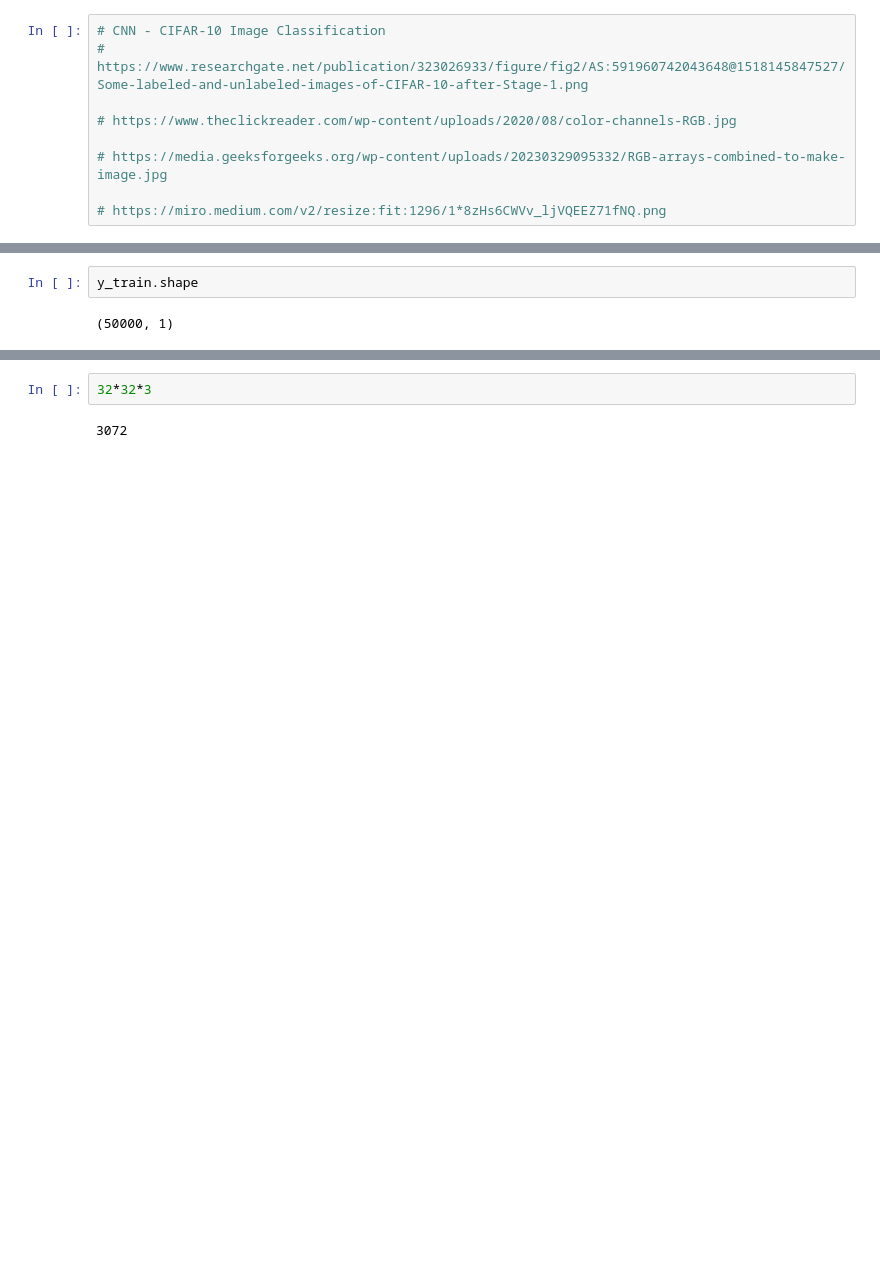
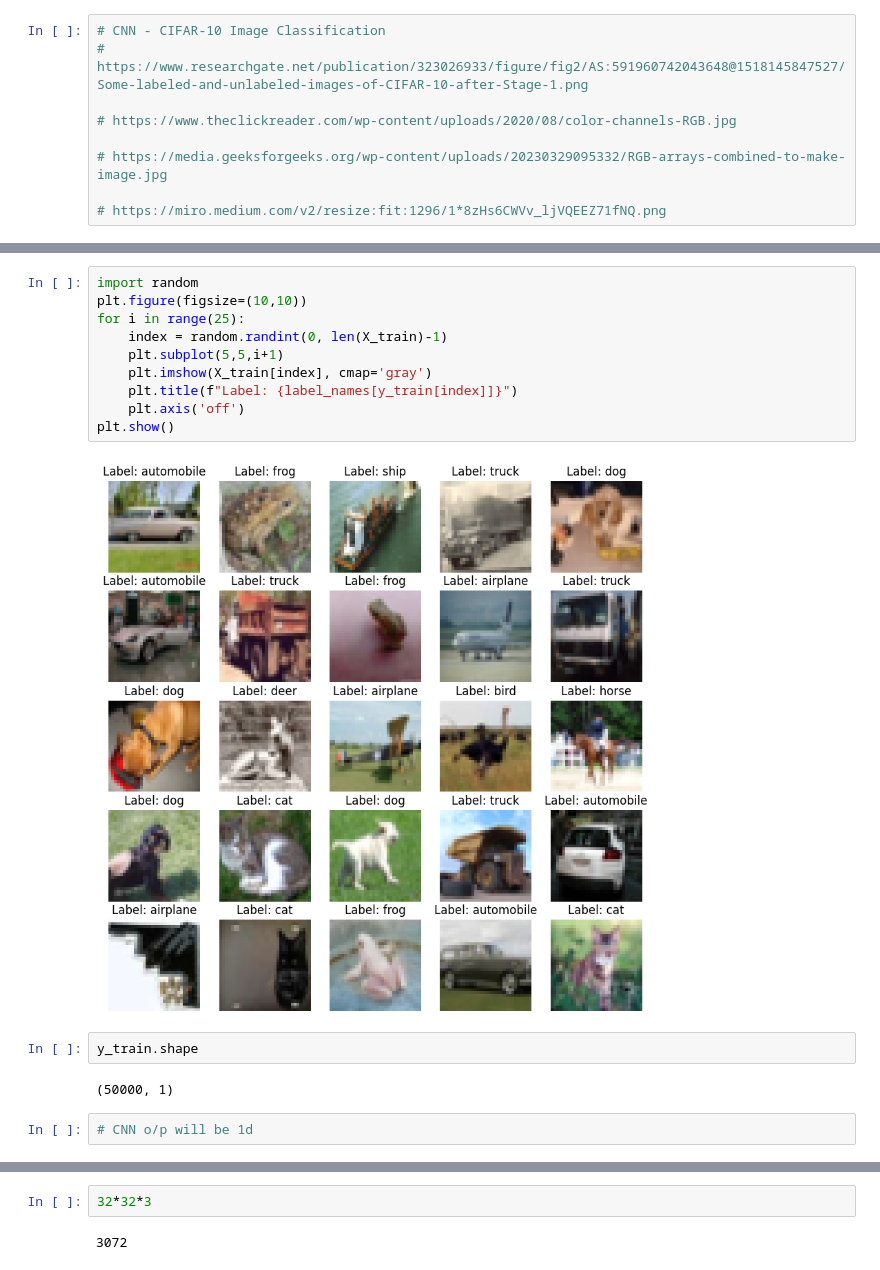
Before and after one commit to harshit11purohit/DEEP-LEARNING, a Jupyter notebook: CNN/CNN_Image_Classification.ipynb, the cells around one changed output, grey strips where cells are left out. Drawn from its saved outputs; the diff is of its cells as text; blank space fills up the shorter version.

```diff
--- a/CNN/CNN_Image_Classification.ipynb
+++ b/CNN/CNN_Image_Classification.ipynb
@@ -82,5 +85,19 @@ plt.show()
+# %%
+import random
+plt.figure(figsize=(10,10))
+for i in range(25):
+    index = random.randint(0, len(X_train)-1)
+    plt.subplot(5,5,i+1)
+    plt.imshow(X_train[index], cmap='gray')
+    plt.title(f"Label: {label_names[y_train[index]]}")
+    plt.axis('off')
+plt.show()
+# %% [output]
+[figure, added]
 # %%
 y_train.shape
 # %% [output]
 (50000, 1)
+# %%
+# CNN o/p will be 1d
 # %%
```
Also changed, not shown: parts of 30 cells of this notebook.
